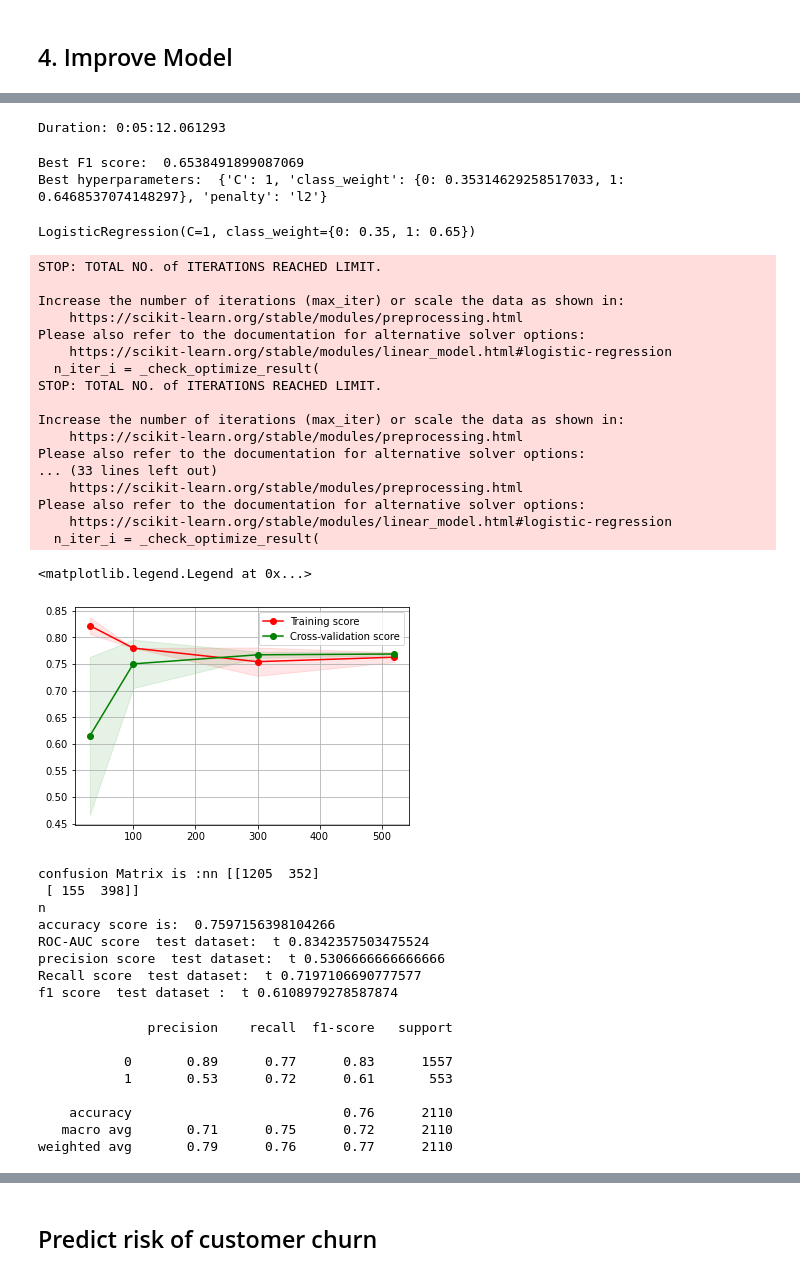
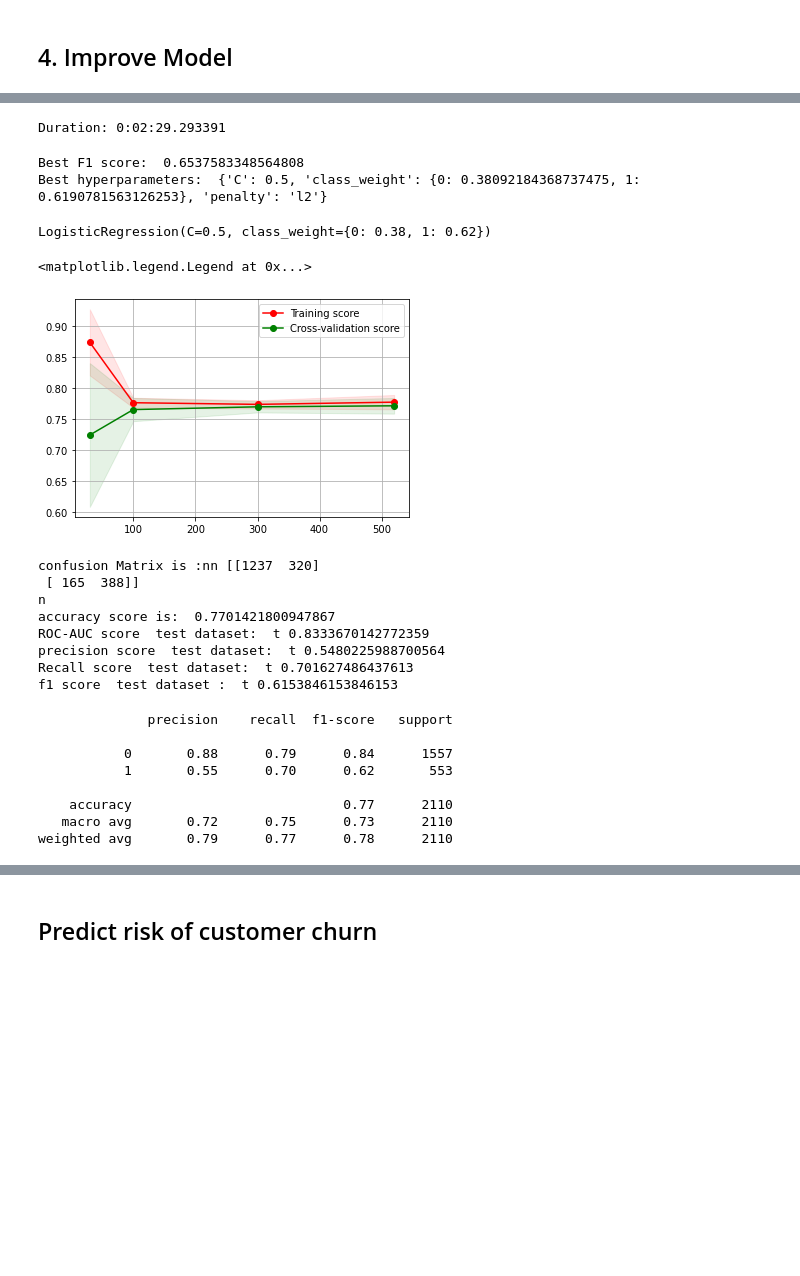
Before and after one commit to prwkp/FundamentalPrograming_CustomerChurnModel, a Jupyter notebook: Logistic Regression.ipynb, the cells around one changed output, grey strips where cells are left out. Drawn from its saved outputs; the diff is of its cells as text; code cells hidden in the pictures; blank space fills up the shorter version.

```diff
--- a/Logistic Regression.ipynb
+++ b/Logistic Regression.ipynb
@@ -776,7 +726,11 @@ df_logis_red_ = dummy_logis_red[['Churn Value','Tenure Months','Total Charges',
 y = df_logis_red_['Churn Value']
 X = df_logis_red_.drop('Churn Value', axis=1)
 
+#normalization
+mm = preprocessing.StandardScaler()
+X = pd.DataFrame(mm.fit_transform(X))
+
 X_train, X_test, y_train, y_test = train_test_split(X, y, test_size=0.3, random_state=0)
-logreg = LogisticRegression(class_weight={0:0.2,1:0.8},solver = 'liblinear',max_iter=100)
+logreg = LogisticRegression(solver = 'liblinear',max_iter=100)
 logreg.fit(X_train, y_train)
 # %% [output]
@@ -889,8 +845,8 @@ param= {'C': [0.1, 0.5, 1,10,15,20],
         'penalty': ['l2'],
         "class_weight":[{0:x ,1:1.0 -x} for x in weights]}
 
-# create 7 folds
-folds = StratifiedKFold(n_splits = 7, shuffle = True, random_state = 100)
+# create 5 folds
+folds = StratifiedKFold(n_splits = 5, shuffle = True, random_state = 100)
 
 #Gridsearch for hyperparam tuning
 model= GridSearchCV(estimator= lr,
@@ -904,60 +860,44 @@ model.fit(X_train,y_train)
 end_time = datetime.now()
 print('Duration: {}'.format(end_time - start_time))
 # %% [output]
-Duration: 0:05:12.061293
+Duration: 0:02:29.293391
 # %%
 # print best hyperparameters
 print("Best F1 score: ", model.best_score_)
 print("Best hyperparameters: ", model.best_params_)
 # %% [output]
-Best F1 score:  0.6538491899087069
-Best hyperparameters:  {'C': 1, 'class_weight': {0: 0.35314629258517033, 1: 0.6468537074148297}, 'penalty': 'l2'}
+Best F1 score:  0.6537583348564808
+Best hyperparameters:  {'C': 0.5, 'class_weight': {0: 0.38092184368737475, 1: 0.6190781563126253}, 'penalty': 'l2'}
 # %%
 #Building Model again with best params
-lr3=LogisticRegression(class_weight={0:0.35,1:0.65},C=1,penalty="l2")
+lr3=LogisticRegression(class_weight={0:0.38,1:0.62},C=0.5,penalty="l2")
 lr3.fit(X_train,y_train)
 # %% [output]
-LogisticRegression(C=1, class_weight={0: 0.35, 1: 0.65})
+LogisticRegression(C=0.5, class_weight={0: 0.38, 1: 0.62})
 # %%
-train_sizes, train_scores, test_scores = learning_curve(lr3,X_train, y_train, cv = 3, train_sizes = [1, 30,100,300,520])
+# re-evaluate
+train_sizes, train_scores, test_scores = learning_curve(lr3,X_train, y_train, cv = 5, train_sizes = [1, 30,100,300,520])
 train_scores_mean = np.mean(train_scores, axis=1)
 train_scores_std = np.std(train_scores, axis=1)
 test_scores_mean = np.mean(test_scores, axis=1)
 test_scores_std = np.std(test_scores, axis=1)
 
 plt.grid()
 
 plt.fill_between(train_sizes, train_scores_mean - train_scores_std,
                   train_scores_mean + train_scores_std, alpha=0.1,
                   color="r")
 plt.fill_between(train_sizes, test_scores_mean - test_scores_std,
                   test_scores_mean + test_scores_std, alpha=0.1, color="g")
 plt.plot(train_sizes, train_scores_mean, 'o-', color="r",
           label="Training score")
 plt.plot(train_sizes, test_scores_mean, 'o-', color="g",
           label="Cross-validation score")
 
 plt.legend(loc="best")
 # %% [output]
-STOP: TOTAL NO. of ITERATIONS REACHED LIMIT.
-
-Increase the number of iterations (max_iter) or scale the data as shown in:
-    https://scikit-learn.org/stable/modules/preprocessing.html
-Please also refer to the documentation for alternative solver options:
-    https://scikit-learn.org/stable/modules/linear_model.html#logistic-regression
-  n_iter_i = _check_optimize_result(
-STOP: TOTAL NO. of ITERATIONS REACHED LIMIT.
-
-Increase the number of iterations (max_iter) or scale the data as shown in:
-    https://scikit-learn.org/stable/modules/preprocessing.html
-Please also refer to the documentation for alternative solver options:
-... (33 lines left out)
-    https://scikit-learn.org/stable/modules/preprocessing.html
-Please also refer to the documentation for alternative solver options:
-    https://scikit-learn.org/stable/modules/linear_model.html#logistic-regression
-  n_iter_i = _check_optimize_result(
+<matplotlib.legend.Legend at 0x...>
-<matplotlib.legend.Legend at 0x...>
-[figure, old version]
+[figure, new version]
 # %%
 # predict probabilities on Test and take probability for class 1([:1])
 y_pred_prob_test = lr3.predict_proba(X_test)[:, 1]
@@ -978,23 +918,23 @@ print("Recall score  test dataset:  t", recall_score(y_test,y_pred_test))
 #f1 score
 print("f1 score  test dataset :  t", f1_score(y_test,y_pred_test))
 # %% [output]
-confusion Matrix is :nn [[1205  352]
- [ 155  398]]
+confusion Matrix is :nn [[1237  320]
+ [ 165  388]]
 n
-accuracy score is:  0.7597156398104266
-ROC-AUC score  test dataset:  t 0.8342357503475524
-precision score  test dataset:  t 0.5306666666666666
-Recall score  test dataset:  t 0.7197106690777577
-f1 score  test dataset :  t 0.6108979278587874
+accuracy score is:  0.7701421800947867
+ROC-AUC score  test dataset:  t 0.8333670142772359
+precision score  test dataset:  t 0.5480225988700564
+Recall score  test dataset:  t 0.701627486437613
+f1 score  test dataset :  t 0.6153846153846153
 # %%
 from sklearn.metrics import classification_report
 print(classification_report(y_test,y_pred_test))
 # %% [output]
               precision    recall  f1-score   support
 
-           0       0.89      0.77      0.83      1557
-           1       0.53      0.72      0.61       553
+           0       0.88      0.79      0.84      1557
+           1       0.55      0.70      0.62       553
 
-    accuracy                           0.76      2110
-   macro avg       0.71      0.75      0.72      2110
-weighted avg       0.79      0.76      0.77      2110
+    accuracy                           0.77      2110
+   macro avg       0.72      0.75      0.73      2110
+weighted avg       0.79      0.77      0.78      2110
```
Also changed, not shown: parts of 33 cells of this notebook.
